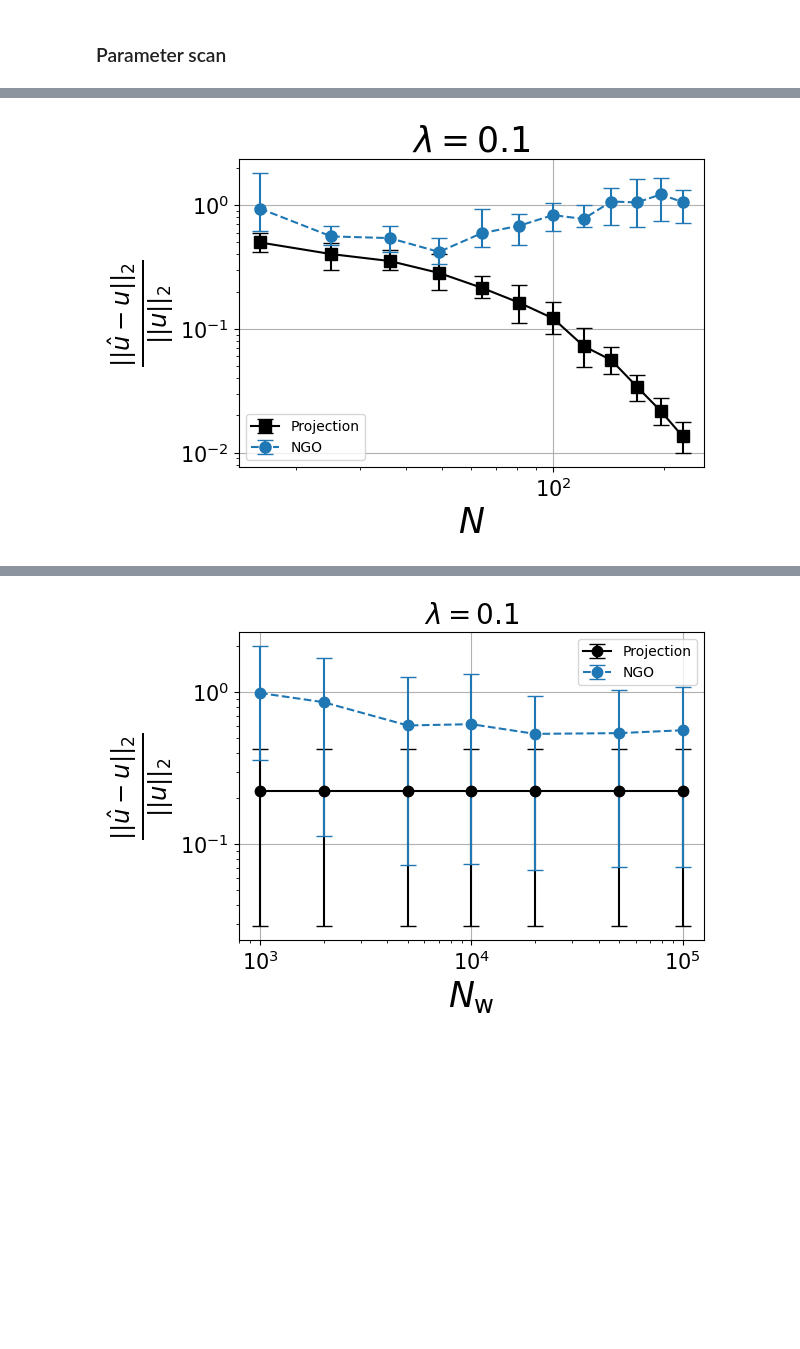
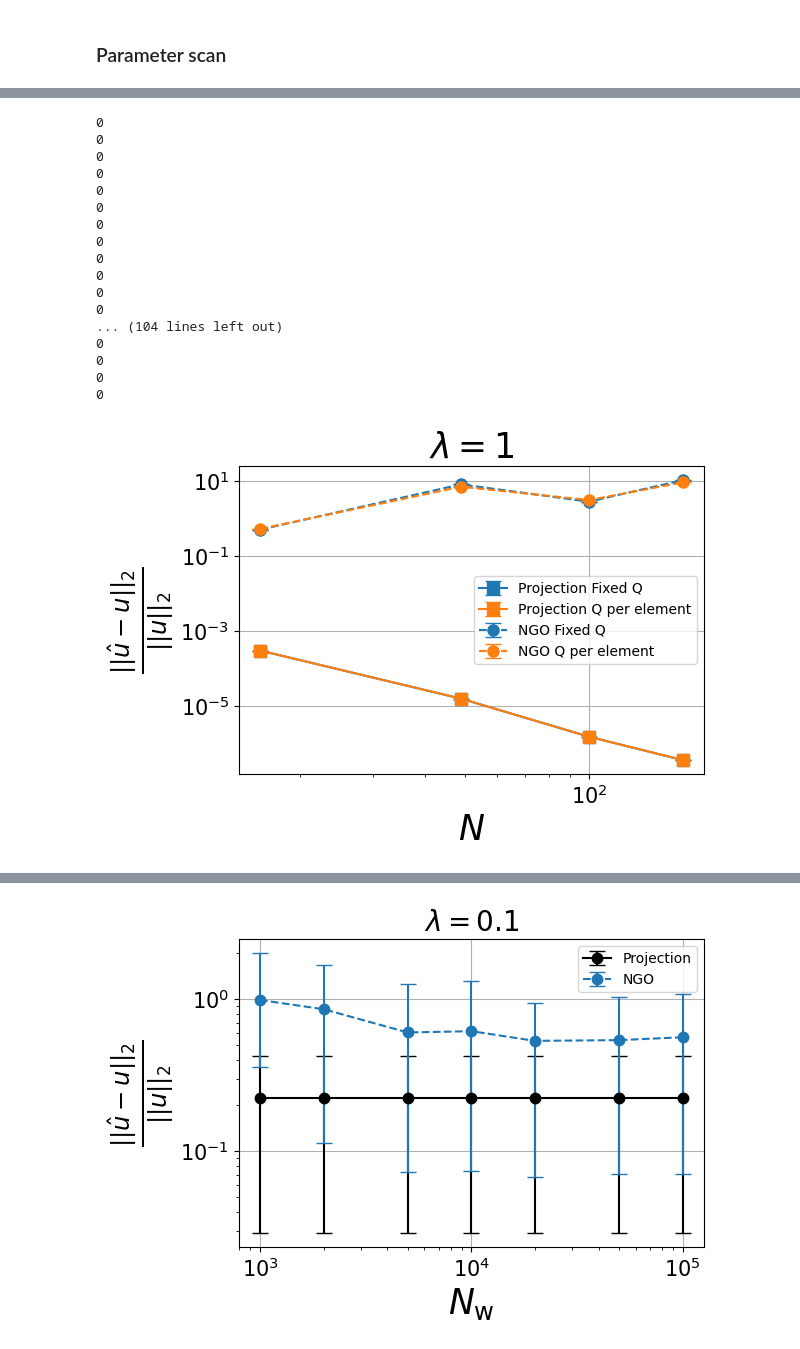
Before and after one commit to JoostHMPrins/ngo, a Jupyter notebook: analysisnotebooks/NGOpredictions.ipynb, the cells around one changed output, grey strips where cells are left out. Cells and saved outputs as stored; diff of their text form; code cells hidden in the pictures; blank space fills up the shorter version.

```diff
--- a/analysisnotebooks/NGOpredictions.ipynb
+++ b/analysisnotebooks/NGOpredictions.ipynb
@@ -378,7 +176,7 @@ q_high = 1 - q_low
 
 # l = np.array([0.01, 0.02, 0.05, 0.1, 0.2, 0.5, 1])
 # l = np.array([1, 0.9, 0.8, 0.7, 0.6, 0.5])
-l = np.array([0.1,0.15,0.2,0.25,0.3])
+l = np.array([0.05,0.1,0.15,0.2,0.25,0.3, 0.35, 0.4])
 # l = np.array([0.05,0.1,0.2,0.3,0.4,0.5,0.6,0.7,0.8,0.9,1])
 
 # l = np.array([1])
@@ -396,7 +194,7 @@ x = quadrature.xi_Omega
 w = quadrature.w_Omega
 
 linestyles=['-','--','--','--','--','--']
-colors = ['black','C0','C1','C2','C1','C2','C2','C4','C5','C6']
+colors = ['black','C0','C1','C2','C3','C4','C2','C4','C5','C6']
 # markers = ['o','^','o','^','o','^','o']
 
 for i in range(len(l)):
@@ -415,9 +213,7 @@ for i in range(len(l)):
     u_exact = np.array(u_exact)
     m=0
     for model in modeldict:
-        print(str(model))
         u_hat = modeldict[str(model)].simforward(theta, f, etab, etat, gl, gr, x, u)
-
         L22_diff = np.sum(w[None,:]*(u_hat - u_exact)**2, axis=-1)
         L2_diff = L22_diff**(1/2)
         L22_norm = np.sum(w[None,:]*(u_exact)**2, axis=-1)
@@ -427,7 +223,6 @@ for i in range(len(l)):
         q_l = np.quantile(L2_scaled_array, q_low)
         q_h = np.quantile(L2_scaled_array, q_high)
         yerr[m,:,i] = np.array([L2_scaled_avg[m,i] - q_l, -L2_scaled_avg[m,i] + q_h])
-        print(yerr[m,:,i])
         m+=1
 
 fig, ax = plt.subplots(1,1, figsize=(6, 4))
@@ -457,7 +252,7 @@ plt.legend(fontsize=10)
 # legend1 = ax.legend(handles=[plots[0],plots[2],plots[4]],fontsize=10, loc='upper right')
 # plt.gca().add_artist(legend1)
 # plt.legend(handles=[plots[1],plots[3]],fontsize=10, loc='lower left')
-plt.savefig("modelvsdata.svg", bbox_inches='tight')#, transparent=True)
+# plt.savefig("lambda_train.svg", bbox_inches='tight')#, transparent=True)
 
 plt.show()
 # %% [output]
@@ -470,21 +420,21 @@ from NGO import NGO
 logdir = '../../../nnlogs'
 map_location = 'cpu'
 
-models = ['N_fixedquadrature']
-# labels = ['GL per element', 'GL per domain', 'U per domain']
-values = [16,25,36,49,64,81,100,121,144,169,196,225]
+models = ['N_fixedquadrature','N_Qperelement']
+labels = ['Fixed Q', 'Q per element']
+values = [16,49,100,169]
 
-N_samples = 10
-l_min = 0.1
-l_max = 0.1
+N_samples = 1
+l_min = 1
+l_max = 1
 
 alpha = 0.05
 q_low = alpha/2
 q_high = 1 - q_low
 
-quadrature = GaussLegendreQuadrature2D(Q=99, n_elements=3)
-x = quadrature.xi_Omega
-w = quadrature.w_Omega
+# quadrature = GaussLegendreQuadrature2D(Q=99, n_elements=1)
+# x = quadrature.xi_Omega
+# w = quadrature.w_Omega
 # %%
 L2_scaled_avg = np.zeros((len(models),len(values)))
 yerr = np.zeros((len(models),2,len(values)))
@@ -516,6 +466,12 @@ for m in range(len(models)):
     for i in range(len(values)):
         model = loadmodelfromlabel(model=NGO, label=str(values[i]), logdir=logdir, sublogdir=models[m], map_location=map_location)
         model.hparams['modeltype'] = 'projection'
+        x = model.xi_Omega
+        w = model.w_Omega
+        u_exact = []
+        for j in range(len(u)):
+            u_exact.append(u[j](x))
+        u_exact = np.array(u_exact)
         u_hat = model.simforward(theta, f, etab, etat, gl, gr, x, u)
         L22_diff = np.sum(w[None,:]*(u_hat - u_exact)**2, axis=-1)
         L2_diff = L22_diff**(1/2)
@@ -530,39 +486,57 @@ for m in range(len(models)):
 plots = []
 for m in range(len(models)):
     # plots.append(ax.plot(values, L2_scaled_avg[m], color=colors[m], marker='^', label='Projection '+labels[m], linestyle='-'))
-    ax.errorbar(values, L2_scaled_avg[m], yerr=yerr[m], capsize=6, ms=8, label='Projection', color='black', linestyle='-', marker='s')
+    ax.errorbar(values, L2_scaled_avg[m], yerr=yerr[m], capsize=6, ms=8, label='Projection '+str(labels[m]), color=colors[m], linestyle='-', marker='s')
 
 for m in range(len(models)):
     for i in range(len(values)):
         model = loadmodelfromlabel(model=NGO, label=str(values[i]), logdir=logdir, sublogdir=models[m], map_location=map_location)
+        print(model.hparams['Q'])
         u_hat = model.simforward(theta, f, etab, etat, gl, gr, x, u)
         L22_diff = np.sum(w[None,:]*(u_hat - u_exact)**2, axis=-1)
         L2_diff = L22_diff**(1/2)
         L22_norm = np.sum(w[None,:]*(u_exact)**2, axis=-1)
         L2_norm = L22_norm**(1/2)
         L2_scaled_array = L2_diff/np.maximum(L2_norm, 1e-7*np.ones_like(L2_norm))
         L2_scaled_avg[m,i] = np.average(L2_scaled_array)
         q_l = np.quantile(L2_scaled_array, q_low)
         q_h = np.quantile(L2_scaled_array, q_high)
         yerr[m,:,i] = np.array([L2_scaled_avg[m,i] - q_l, -L2_scaled_avg[m,i] + q_h])
 
 for m in range(len(models)):
     # plots.append(ax.plot(values, L2_scaled_avg[m], color=colors[m], marker='o', label=labels[m], linestyle='--'))
-    ax.errorbar(values, L2_scaled_avg[m], yerr=yerr[m],  capsize=6, ms=8, label='NGO', color='C0', linestyle='--', marker='o')
+    ax.errorbar(values, L2_scaled_avg[m], yerr=yerr[m],  capsize=6, ms=8, label='NGO '+str(labels[m]), color=colors[m], linestyle='--', marker='o')
 
 ax.tick_params(axis='both', labelsize=size_ticklabels)
-ax.set_title(r'$\lambda=0.1$', fontsize=size_title)
+ax.set_title(r'$\lambda=1$', fontsize=size_title)
 ax.set_xlabel(r'$N$', fontsize=size_axeslabels)
 ax.set_ylabel(r'$\frac{||\hat{u}-u||_2}{||u||_2}$', fontsize=size_axeslabels)
 ax.set_xscale('log')
 ax.set_yscale('log')
 # ax.set_ylim(1e-6,1e1)
 ax.grid()
 plt.legend(fontsize=10)
-plt.savefig("N_lambda01.svg", bbox_inches='tight')#, transparent=True)
+# plt.savefig("N_lambda1.svg", bbox_inches='tight')#, transparent=True)
 plt.show()
 # %% [output]
+0
+0
+0
+0
+0
+0
+0
+0
+0
+0
+0
+0
+... (104 lines left out)
+0
+0
+0
+0
-[figure, old version]
+[figure, new version]
 # %%
 from NGO import NGO
 
```
Also changed, not shown: parts of 21 cells of this notebook, 5 other files.
